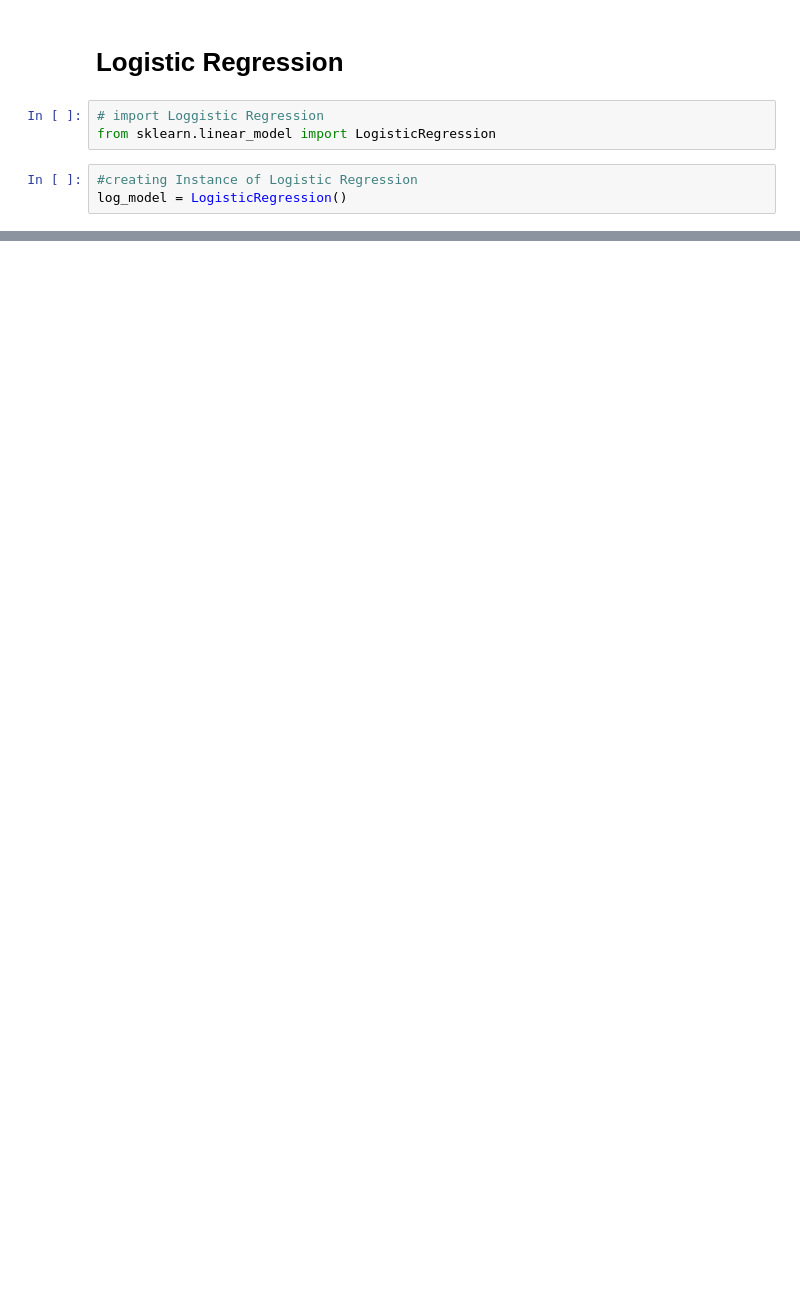
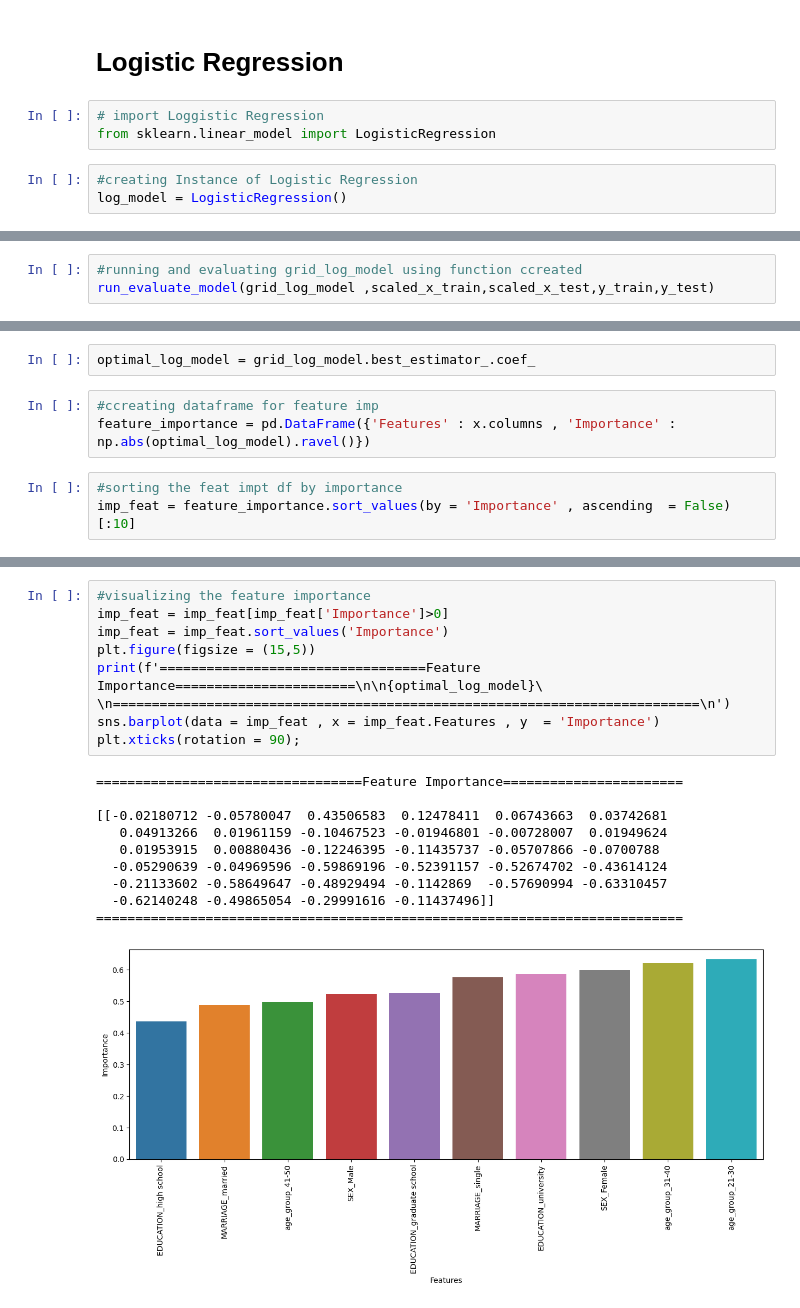
Before and after one commit to Kalpesh-Rajput/-Credit_Card_Default_Prediction, a Jupyter notebook: KR_|_Credit_Card_Default_Prediction.ipynb, the cells around one changed output, grey strips where cells are left out. Drawn from its saved outputs; the diff is of its cells as text; blank space fills up the shorter version.

Commit message:
ADD ML Models

```diff
--- a/KR_|_Credit_Card_Default_Prediction.ipynb
+++ b/KR_|_Credit_Card_Default_Prediction.ipynb
@@ -1165,0 +1175,3 @@ weighted avg       0.88      0.87      0.87     11682
+# %%
+#running and evaluating grid_log_model using function ccreated
+run_evaluate_model(grid_log_model ,scaled_x_train,scaled_x_test,y_train,y_test)
@@ -1165,0 +1207,8 @@ weighted avg       0.88      0.87      0.87     11682
+# %%
+optimal_log_model = grid_log_model.best_estimator_.coef_
+# %%
+#ccreating dataframe for feature imp
+feature_importance = pd.DataFrame({'Features' : x.columns , 'Importance' : np.abs(optimal_log_model).ravel()})
+# %%
+#sorting the feat impt df by importance
+imp_feat = feature_importance.sort_values(by = 'Importance' , ascending  = False)[:10]
@@ -1165,0 +1229,20 @@ weighted avg       0.88      0.87      0.87     11682
+# %%
+#visualizing the feature importance
+imp_feat = imp_feat[imp_feat['Importance']>0]
+imp_feat = imp_feat.sort_values('Importance')
+plt.figure(figsize = (15,5))
+print(f'==================================Feature Importance=======================\n\n{optimal_log_model}\
+\n===========================================================================\n')
+sns.barplot(data = imp_feat , x = imp_feat.Features , y  = 'Importance')
+plt.xticks(rotation = 90);
+# %% [output]
+==================================Feature Importance=======================
+
+[[-0.02180712 -0.05780047  0.43506583  0.12478411  0.06743663  0.03742681
+   0.04913266  0.01961159 -0.10467523 -0.01946801 -0.00728007  0.01949624
+   0.01953915  0.00880436 -0.12246395 -0.11435737 -0.05707866 -0.0700788
+  -0.05290639 -0.04969596 -0.59869196 -0.52391157 -0.52674702 -0.43614124
+  -0.21133602 -0.58649647 -0.48929494 -0.1142869  -0.57690994 -0.63310457
+  -0.62140248 -0.49865054 -0.29991616 -0.11437496]]
+===========================================================================
+[figure, added]
```
Also changed, not shown: parts of 27 cells of this notebook.
